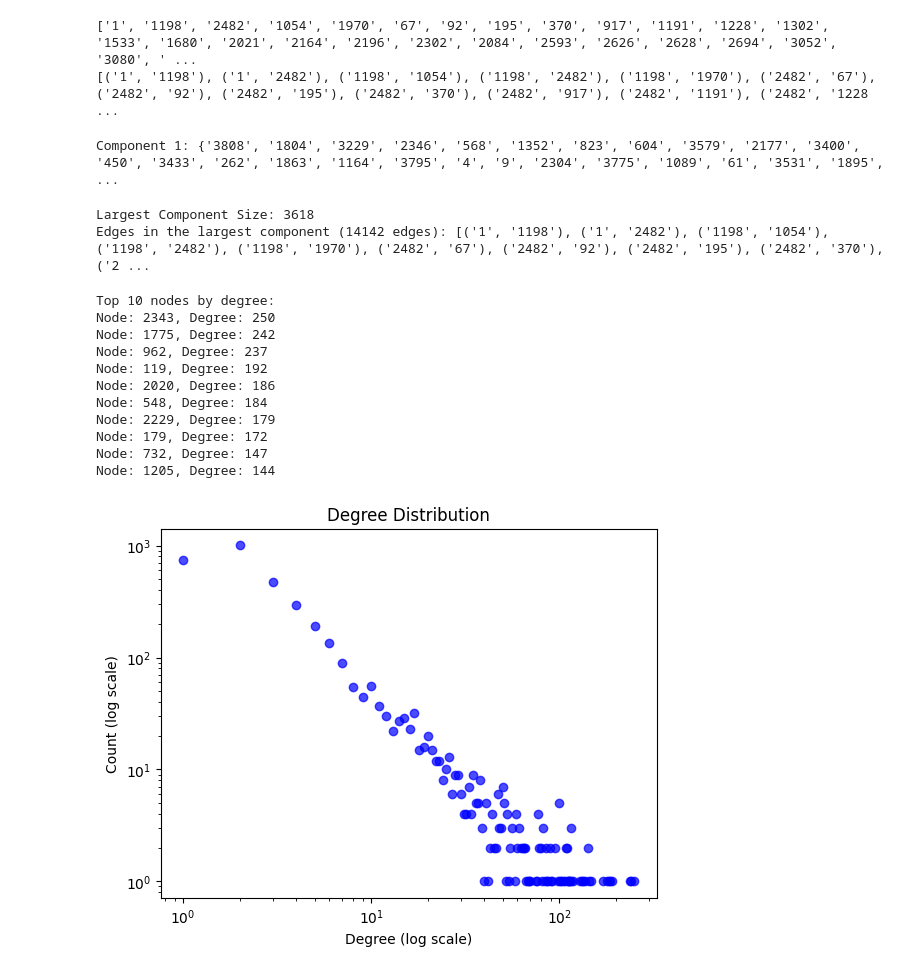
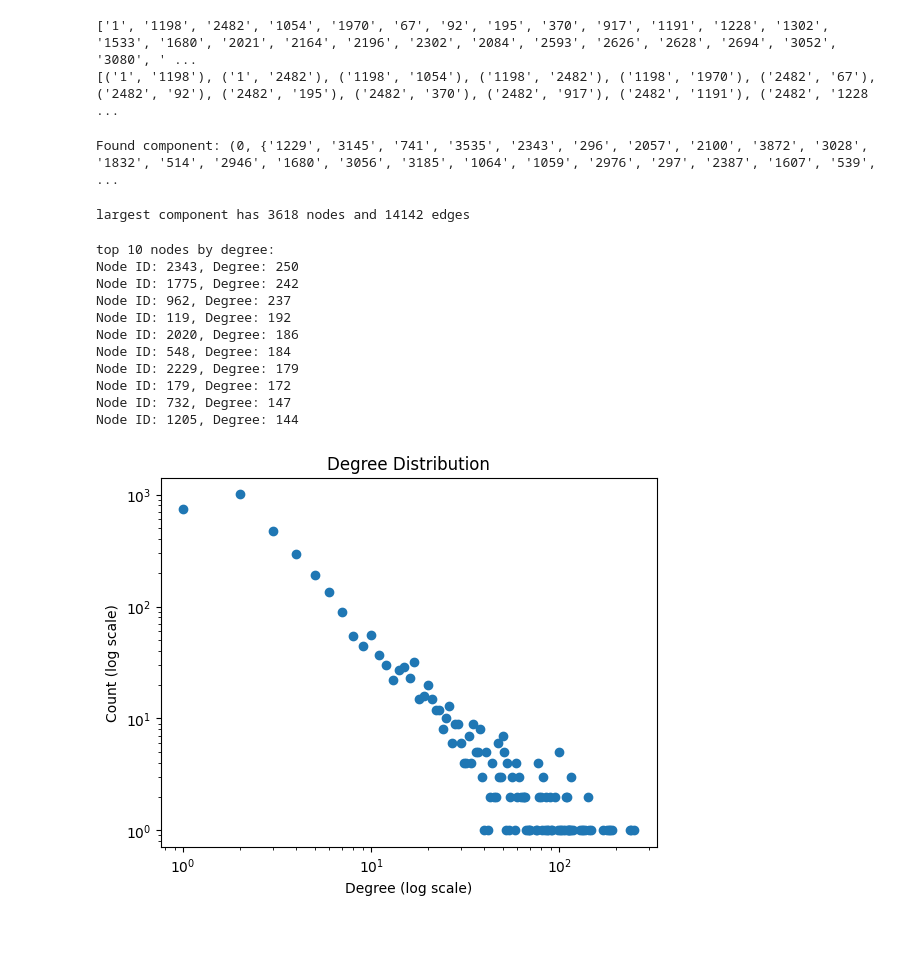
Before and after one commit to matthewcawley02/comp4880-ass1, a Jupyter notebook: q2.ipynb, the cells around one changed output. Cells and saved outputs as stored; diff of their text form; code cells hidden in the pictures; blank space fills up the shorter version.

```diff
--- a/q2.ipynb
+++ b/q2.ipynb
@@ -2,69 +2,60 @@
 import networkx as nx
 import matplotlib.pyplot as plt
 # %%
-
-G = nx.read_edgelist("data/global-net-clean.dat", delimiter=" ")
-print(G.nodes())
-print(G.edges())
+# global-net-clean.dat is the global-net.dat file with instances of \r\n replaced with just \n
+graph = nx.read_edgelist("data/global-net-clean.dat", delimiter=" ")
+print(graph.nodes())
+print(graph.edges())
 # %% [output]
 ['1', '1198', '2482', '1054', '1970', '67', '92', '195', '370', '917', '1191', '1228', '1302', '1533', '1680', '2021', '2164', '2196', '2302', '2084', '2593', '2626', '2628', '2694', '3052', '3080', ' ...
 [('1', '1198'), ('1', '2482'), ('1198', '1054'), ('1198', '2482'), ('1198', '1970'), ('2482', '67'), ('2482', '92'), ('2482', '195'), ('2482', '370'), ('2482', '917'), ('2482', '1191'), ('2482', '1228 ...
 # %%
-components = list(nx.connected_components(G))
-for i, component in enumerate(components):
-    print(f"Component {i + 1}: {component}")
+components = list(nx.connected_components(graph))
+for c in enumerate(components):
+    print(f"Found component: {c}")
 # %% [output]
-Component 1: {'3808', '1804', '3229', '2346', '568', '1352', '823', '604', '3579', '2177', '3400', '450', '3433', '262', '1863', '1164', '3795', '4', '9', '2304', '3775', '1089', '61', '3531', '1895', ...
+Found component: (0, {'1229', '3145', '741', '3535', '2343', '296', '2057', '2100', '3872', '3028', '1832', '514', '2946', '1680', '3056', '3185', '1064', '1059', '2976', '297', '2387', '1607', '539', ...
 # %%
-largest_component = max(nx.connected_components(G), key=len)
-G_largest = G.subgraph(largest_component).copy()
-edges_largest = list(G_largest.edges())
+largest_component = max(components, key=len)
+largest_component_graph = graph.subgraph(largest_component).copy()
+numedges = list(largest_component_graph.edges())
 
 
-print(f"Largest Component Size: {len(largest_component)}")
-print(f"Edges in the largest component ({len(edges_largest)} edges):", edges_largest)
+print(f"largest component has {len(largest_component_graph)} nodes and {len(numedges)} edges")
 # %% [output]
-Largest Component Size: 3618
-Edges in the largest component (14142 edges): [('1', '1198'), ('1', '2482'), ('1198', '1054'), ('1198', '2482'), ('1198', '1970'), ('2482', '67'), ('2482', '92'), ('2482', '195'), ('2482', '370'), ('2 ...
+largest component has 3618 nodes and 14142 edges
 # %%
-top_10_nodes = sorted(G_largest.degree(), key=lambda x: x[1], reverse=True)[:10]
+nodes_sorted = sorted(largest_component_graph.degree(), key=lambda x: x[1], reverse=True)
 
-# Print the top 10 nodes
-print("Top 10 nodes by degree:")
-for node, degree in top_10_nodes:
-    print(f"Node: {node}, Degree: {degree}")
+print("top 10 nodes by degree:")
+for node, degree in nodes_sorted[:10]:
+    print(f"Node ID: {node}, Degree: {degree}")
 # %% [output]
-Top 10 nodes by degree:
-Node: 2343, Degree: 250
-Node: 1775, Degree: 242
-Node: 962, Degree: 237
-Node: 119, Degree: 192
-Node: 2020, Degree: 186
-Node: 548, Degree: 184
-Node: 2229, Degree: 179
-Node: 179, Degree: 172
-Node: 732, Degree: 147
-Node: 1205, Degree: 144
+top 10 nodes by degree:
+Node ID: 2343, Degree: 250
+Node ID: 1775, Degree: 242
+Node ID: 962, Degree: 237
+Node ID: 119, Degree: 192
+Node ID: 2020, Degree: 186
+Node ID: 548, Degree: 184
+Node ID: 2229, Degree: 179
+Node ID: 179, Degree: 172
+Node ID: 732, Degree: 147
+Node ID: 1205, Degree: 144
 # %%
-degrees = [d for _, d in G_largest.degree()]
-degree_counts = {k: degrees.count(k) for k in set(degrees)}
+degrees = [d for _, d in largest_component_graph.degree()]
+degrees_count = {k: degrees.count(k) for k in set(degrees)}
 
-# Prepare x (degree) and y (frequency)
-x, y = zip(*degree_counts.items())
+x, y = zip(*degrees_count.items())
 
-# Create scatter plot
-plt.scatter(x, y, marker="o", color="blue", alpha=0.7)
+plt.scatter(x, y)
 
-# Log-log scale
-plt.xscale("log")
-plt.yscale("log")
+plt.xscale("log"); plt.yscale("log")
 
-# Labels and title
 plt.xlabel("Degree (log scale)")
 plt.ylabel("Count (log scale)")
 plt.title("Degree Distribution")
 
-# Show plot
 plt.show()
 # %% [output]
-[figure, old version]
+[figure, new version]
```
Also changed, not shown: parts of 5 cells of this notebook.
